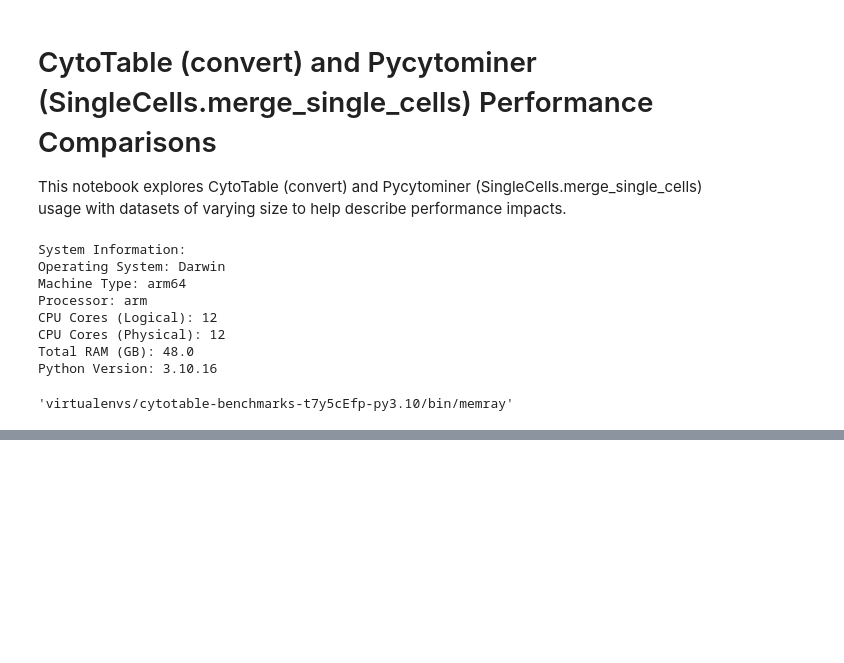
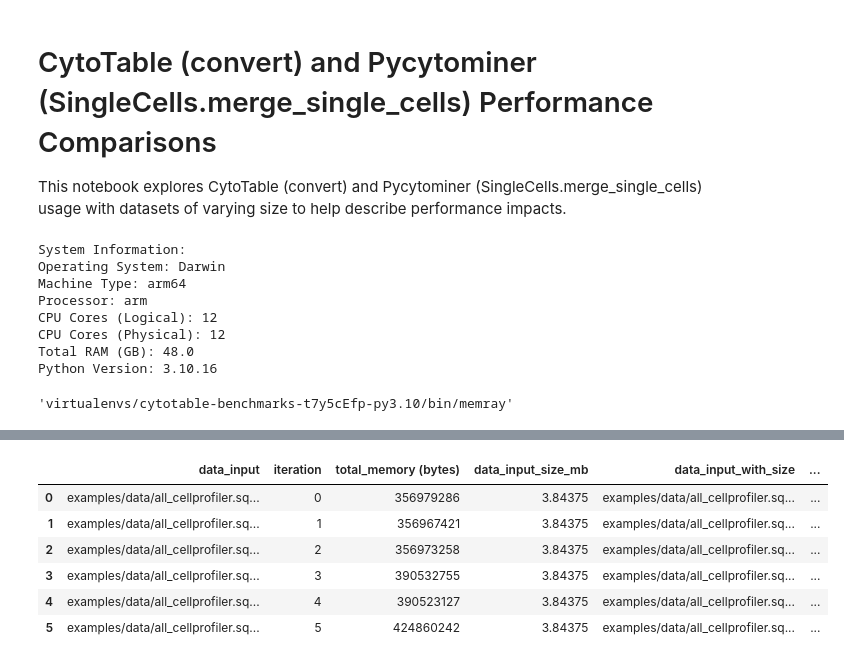
Before and after one commit to cytomining/CytoTable-benchmarks, a Jupyter notebook: notebooks/cytotable_and_pycytominer_analysis_sqlite.ipynb, the cells around one changed output, grey strips where cells are left out. Drawn from its saved outputs; the diff is of its cells as text; code cells hidden in the pictures; blank space fills up the shorter version.

Commit message:
fix notebook and update cytotable

```diff
--- a/notebooks/cytotable_and_pycytominer_analysis_sqlite.ipynb
+++ b/notebooks/cytotable_and_pycytominer_analysis_sqlite.ipynb
@@ -69,15 +69,15 @@ example_files_list = [
 ]
 example_data_list = [
     f"{examples_dir}/data/all_cellprofiler.sqlite",
-    f"{examples_dir}/data/all_cellprofiler-x2.sqlite",
-    f"{examples_dir}/data/all_cellprofiler-x4.sqlite",
-    f"{examples_dir}/data/all_cellprofiler-x8.sqlite",
-    f"{examples_dir}/data/all_cellprofiler-x16.sqlite",
-    f"{examples_dir}/data/all_cellprofiler-x32.sqlite",
-    f"{examples_dir}/data/all_cellprofiler-x64.sqlite",
-    f"{examples_dir}/data/all_cellprofiler-x128.sqlite",
-    f"{examples_dir}/data/all_cellprofiler-x256.sqlite",
-    f"{examples_dir}/data/all_cellprofiler-x512.sqlite",
+    # f"{examples_dir}/data/all_cellprofiler-x2.sqlite",
+    # f"{examples_dir}/data/all_cellprofiler-x4.sqlite",
+    # f"{examples_dir}/data/all_cellprofiler-x8.sqlite",
+    # f"{examples_dir}/data/all_cellprofiler-x16.sqlite",
+    # f"{examples_dir}/data/all_cellprofiler-x32.sqlite",
+    # f"{examples_dir}/data/all_cellprofiler-x64.sqlite",
+    # f"{examples_dir}/data/all_cellprofiler-x128.sqlite",
+    # f"{examples_dir}/data/all_cellprofiler-x256.sqlite",
+    # f"{examples_dir}/data/all_cellprofiler-x512.sqlite",
 ]
 
 # format for memray time strings
@@ -248,29 +284,37 @@ df_results
 # %%
 # build cols for split reference in the plot
 df_results["cytotable_time_duration (multiprocess) (secs)"] = df_results[
-    df_results["file_input"] == "cytotable_convert_nf1_multiprocess.py"
+    df_results["file_input"] == "cytotable_convert_nf1_multiprocess_sqlite.py"
 ]["time_duration (secs)"]
 df_results["cytotable_total_memory (multiprocess) (GB)"] = df_results[
-    df_results["file_input"] == "cytotable_convert_nf1_multiprocess.py"
+    df_results["file_input"] == "cytotable_convert_nf1_multiprocess_sqlite.py"
 ]["total_memory (GB)"]
 df_results["cytotable_time_duration (multithread) (secs)"] = df_results[
-    df_results["file_input"] == "cytotable_convert_nf1_multithread.py"
+    df_results["file_input"] == "cytotable_convert_nf1_multithread_sqlite.py"
 ]["time_duration (secs)"]
 df_results["cytotable_total_memory (multithread) (GB)"] = df_results[
-    df_results["file_input"] == "cytotable_convert_nf1_multithread.py"
+    df_results["file_input"] == "cytotable_convert_nf1_multithread_sqlite.py"
 ]["total_memory (GB)"]
 df_results["pycytominer_time_duration (secs)"] = df_results[
-    df_results["file_input"] == "pycytominer_merge_nf1.py"
+    df_results["file_input"] == "pycytominer_merge_nf1_sqlite.py"
 ]["time_duration (secs)"]
 df_results["pycytominer_total_memory (GB)"] = df_results[
-    df_results["file_input"] == "pycytominer_merge_nf1.py"
+    df_results["file_input"] == "pycytominer_merge_nf1_sqlite.py"
 ]["total_memory (GB)"]
 df_results = (
     df_results.apply(lambda x: pd.Series(x.dropna().values))
     .drop(["file_input", "time_duration (secs)", "total_memory (GB)"], axis=1)
     .dropna()
 )
 df_results
+# %% [output]
+|  | data_input | iteration | total_memory (bytes) | data_input_size_mb | data_input_with_size | ... |
+| 0 | examples/data/all_cellprofiler.sq... | 0 | 356979286 | 3.84375 | examples/data/all_cellprofiler.sq... | ... |
+| 1 | examples/data/all_cellprofiler.sq... | 1 | 356967421 | 3.84375 | examples/data/all_cellprofiler.sq... | ... |
+| 2 | examples/data/all_cellprofiler.sq... | 2 | 356973258 | 3.84375 | examples/data/all_cellprofiler.sq... | ... |
+| 3 | examples/data/all_cellprofiler.sq... | 3 | 390532755 | 3.84375 | examples/data/all_cellprofiler.sq... | ... |
+| 4 | examples/data/all_cellprofiler.sq... | 4 | 390523127 | 3.84375 | examples/data/all_cellprofiler.sq... | ... |
+| 5 | examples/data/all_cellprofiler.sq... | 5 | 424860242 | 3.84375 | examples/data/all_cellprofiler.sq... | ... |
 # %%
 # Group by data_input_renamed and calculate mean, min, and max
 aggregated_results = df_results.groupby("data_input_renamed").agg(
```
Also changed, not shown: parts of 4 cells of this notebook, 2 other files.
